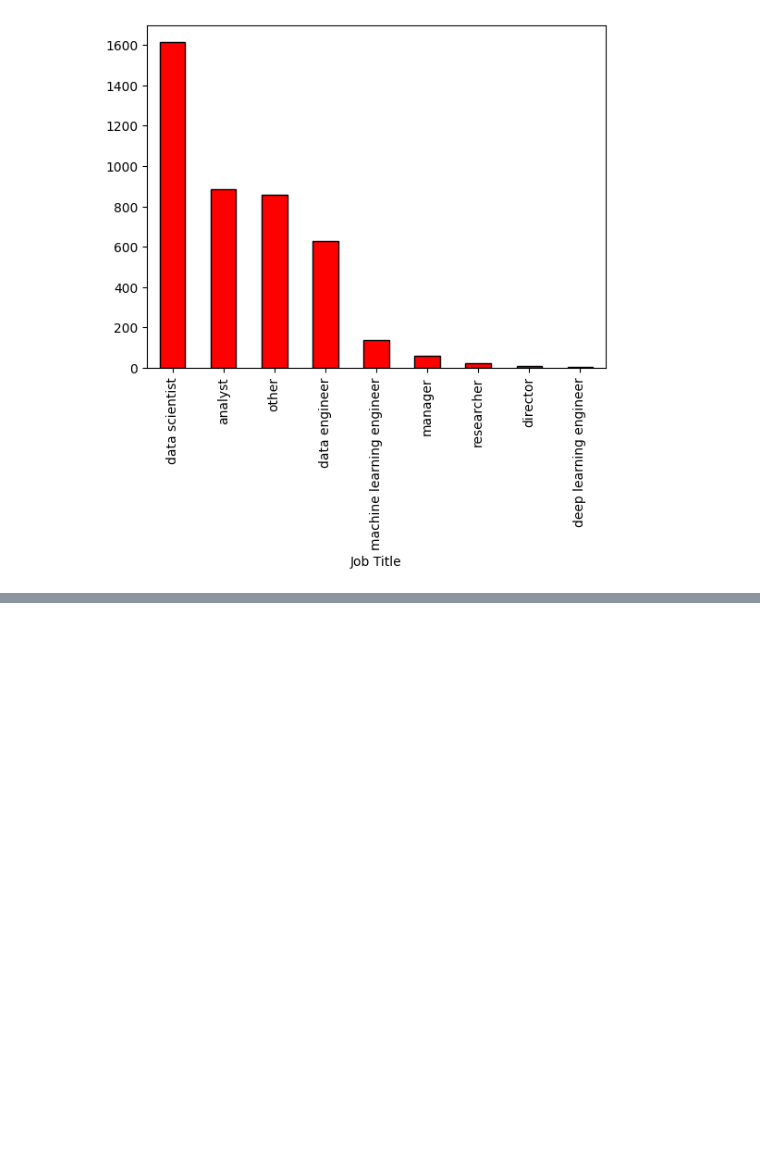
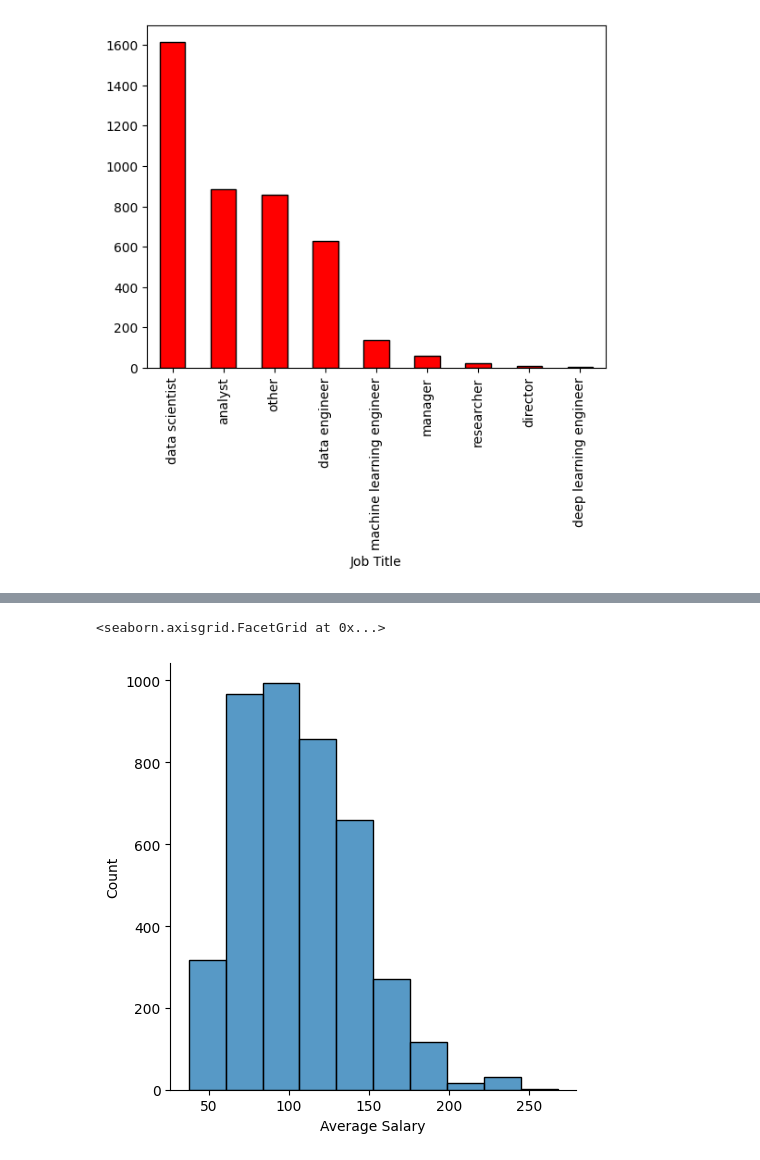
Before and after one commit to ParsaMehdipour/DataScience-Salary-Estimation, a Jupyter notebook: DataCleaning.ipynb, the cells around one changed output, grey strips where cells are left out. Drawn from its saved outputs; the diff is of its cells as text; code cells hidden in the pictures; blank space fills up the shorter version.

```diff
--- a/DataCleaning.ipynb
+++ b/DataCleaning.ipynb
@@ -428,0 +483,5 @@ job_title_value_counts.plot.bar(color="Red", edgecolor="Black")
+# %%
+sns.displot(x="Average Salary", data=df, bins=10)
+# %% [output]
+<seaborn.axisgrid.FacetGrid at 0x...>
+[figure, added]
```
Also changed, not shown: parts of 14 cells of this notebook.
